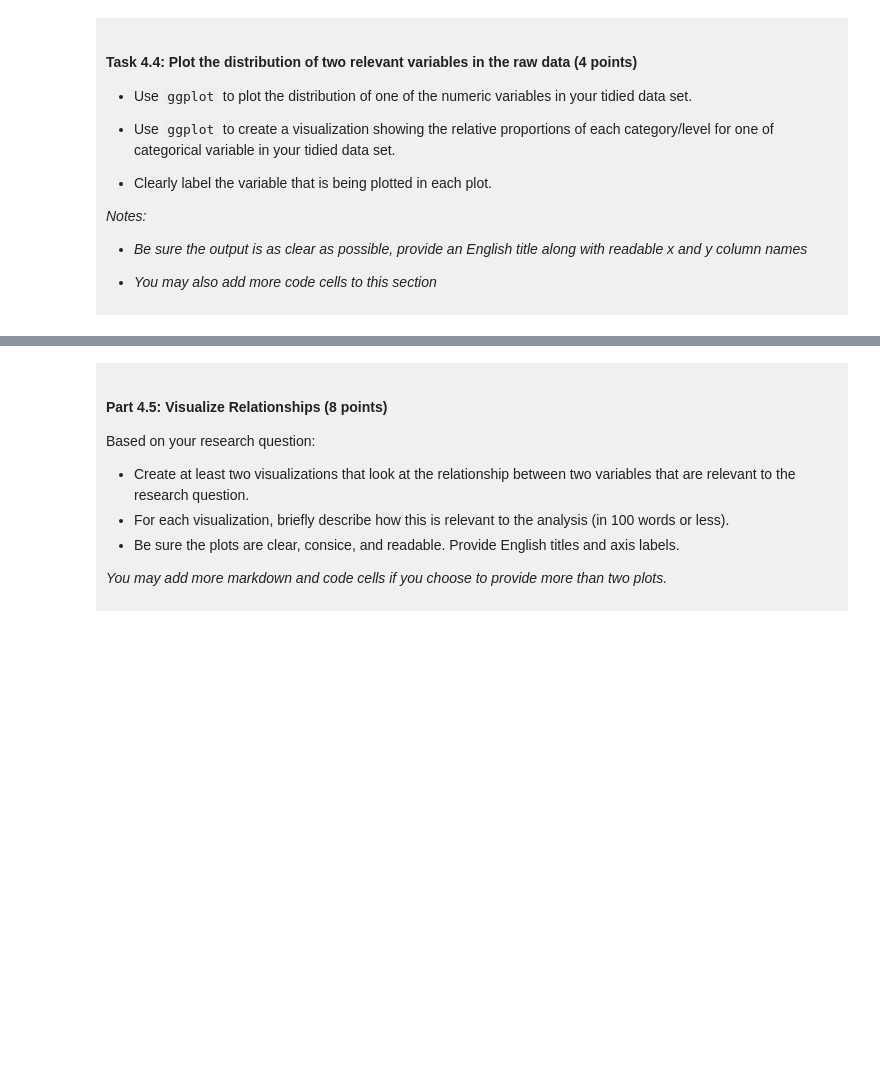
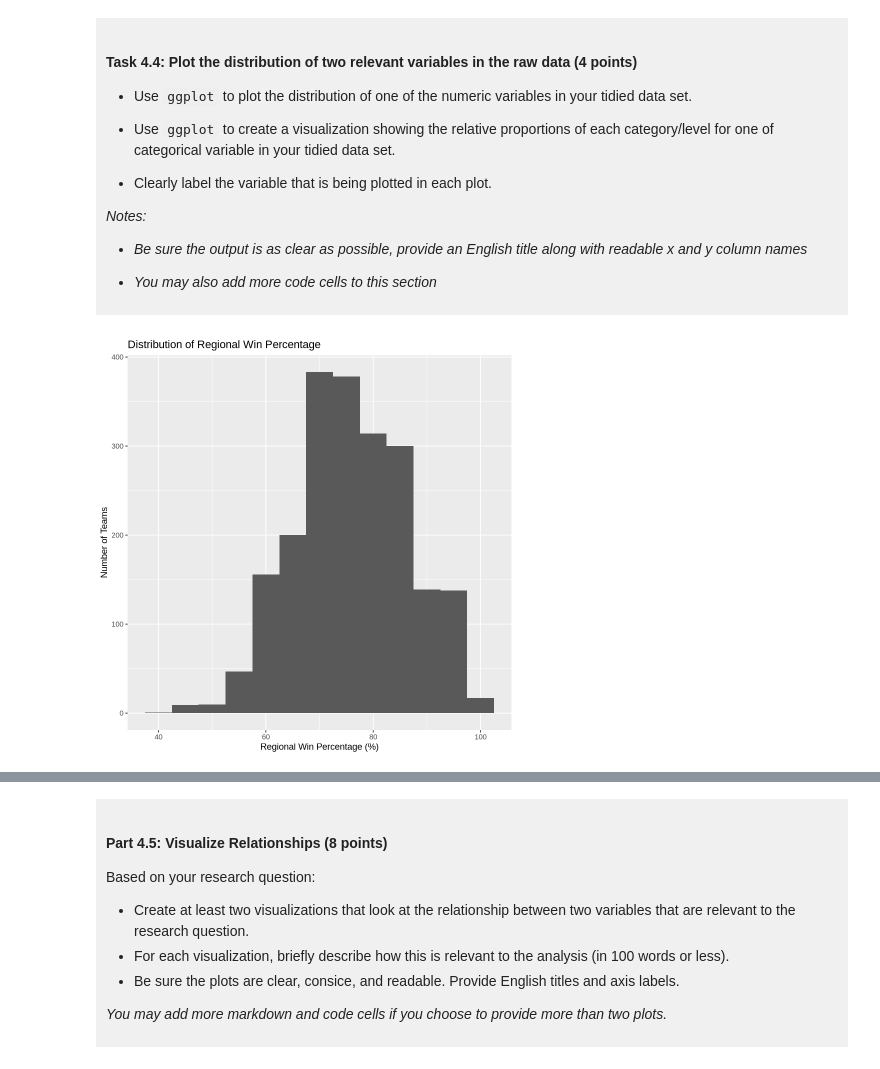
Before and after one commit to Fan-Eric/dsci-100-project-eric-fan, a Jupyter notebook: dsci-100-project-notebook.ipynb, the cells around one changed output, grey strips where cells are left out. Drawn from its saved outputs; the diff is of its cells as text; code cells hidden in the pictures; blank space fills up the shorter version.

```diff
--- a/dsci-100-project-notebook.ipynb
+++ b/dsci-100-project-notebook.ipynb
@@ -290,5 +329,14 @@ You will refine your research question (if needed) and produce a tidy data set.
 
 </div>
 # %%
-### EDIT THIS CODE CELL FOR PLOT 1 ###
+### Histogram of regional win percentage (numeric variable)
+win_pct_hist <- ggplot(tidy_march_madness, aes(x = reg_wins_pct)) +
+  geom_histogram(binwidth = 5) +
+  labs(x = "Regional Win Percentage (%)",
+       y = "Number of Teams",
+       title = "Distribution of Regional Win Percentage")
+
+win_pct_hist
+# %% [output]
+[figure, added]
 # %%
```
Also changed, not shown: parts of 10 cells of this notebook.
